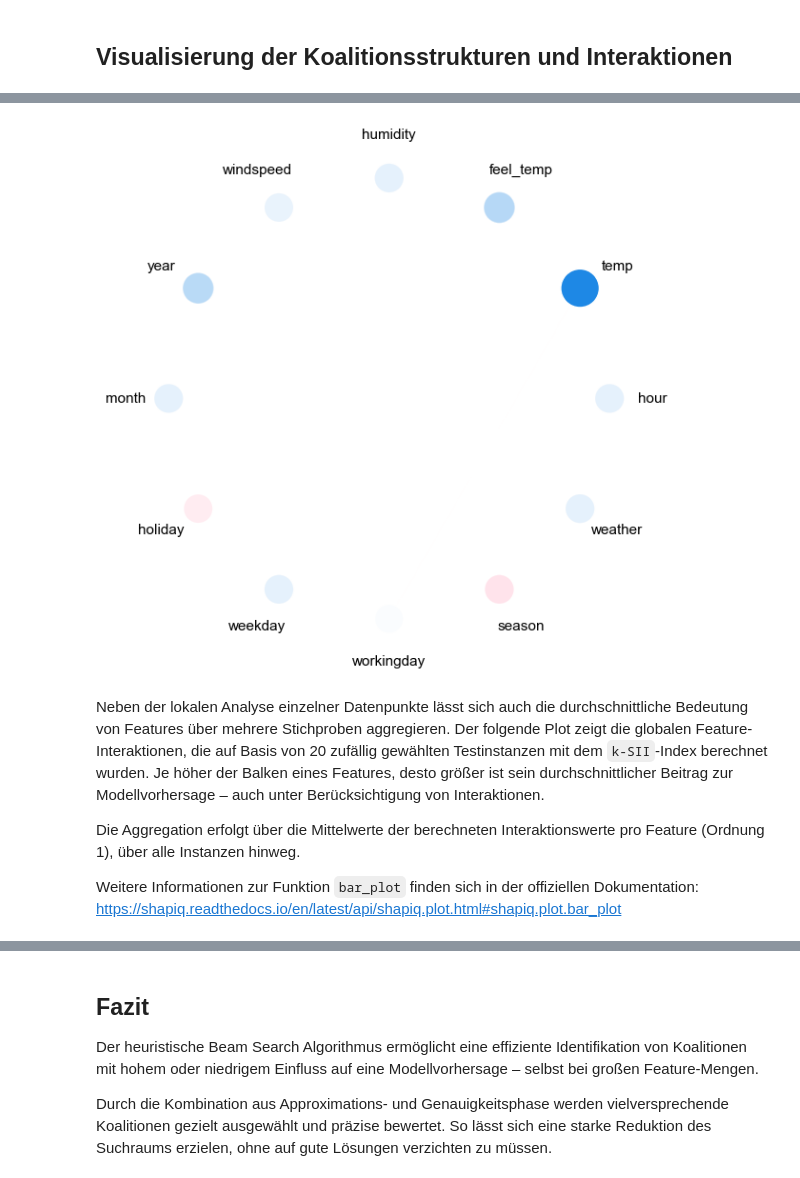
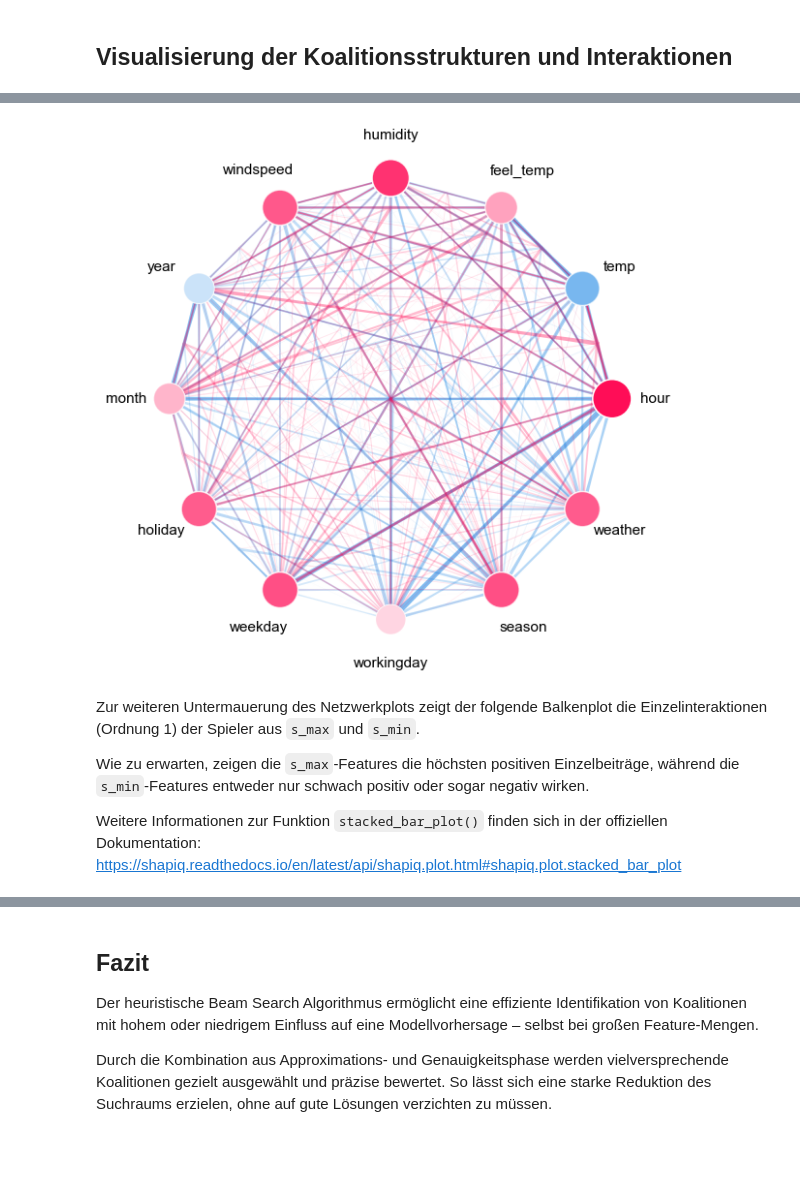
Before and after one commit to s-hutt/sep-aiml-25, a Jupyter notebook: docs/source/examples/coalition_finding_algorithmus.ipynb, the cells around one changed output, grey strips where cells are left out. Drawn from its saved outputs; the diff is of its cells as text; code cells hidden in the pictures; blank space fills up the shorter version.

Commit message:
refactor(plots): streamline and correct visualization behavior for SHAPIQ bar and network plots

```diff
--- a/docs/source/examples/coalition_finding_algorithmus.ipynb
+++ b/docs/source/examples/coalition_finding_algorithmus.ipynb
@@ -94,7 +88,7 @@ explainer = Explainer(
 
 # Erklärung berechenen für den ersten Trainingspunkt
 x0 = X_train[0]
-explanation = explainer.explain(x0, budget=10)
+explanation = explainer.explain(x0, budget=1024)
 
 # Ausgabe der Feature-Namen
 print("Namen der Features: ", column_names)
@@ -293,18 +297,17 @@ Weitere Details zur Plotfunktion finden sich in der API-Dokumentation von `shapi
 https://shapiq.readthedocs.io/en/latest/api/shapiq.plot.html#shapiq.plot.network_plot
 # %%
-shapiq.network_plot(
+si_graph_plot(
     interaction_values=explanation,
-    feature_names=column_names,
+    feature_names=X_df.columns,
+    min_max_order=(1, 3),
     show=True
 )
 # %% [output]
-[figure, old version]
+[figure, new version]
 # %% [markdown]
-Neben der lokalen Analyse einzelner Datenpunkte lässt sich auch die durchschnittliche Bedeutung von Features über mehrere Stichproben aggregieren.
-Der folgende Plot zeigt die globalen Feature-Interaktionen, die auf Basis von 20 zufällig gewählten Testinstanzen mit dem `k-SII`-Index berechnet wurden.
-Je höher der Balken eines Features, desto größer ist sein durchschnittlicher Beitrag zur Modellvorhersage – auch unter Berücksichtigung von Interaktionen.
+Zur weiteren Untermauerung des Netzwerkplots zeigt der folgende Balkenplot die Einzelinteraktionen (Ordnung 1) der Spieler aus `s_max` und `s_min`.
 
-Die Aggregation erfolgt über die Mittelwerte der berechneten Interaktionswerte pro Feature (Ordnung 1), über alle Instanzen hinweg.
+Wie zu erwarten, zeigen die `s_max`-Features die höchsten positiven Einzelbeiträge, während die `s_min`-Features entweder nur schwach positiv oder sogar negativ wirken.
 
-Weitere Informationen zur Funktion `bar_plot` finden sich in der offiziellen Dokumentation:
-https://shapiq.readthedocs.io/en/latest/api/shapiq.plot.html#shapiq.plot.bar_plot
+Weitere Informationen zur Funktion `stacked_bar_plot()` finden sich in der offiziellen Dokumentation:
+https://shapiq.readthedocs.io/en/latest/api/shapiq.plot.html#shapiq.plot.stacked_bar_plot
```
Also changed, not shown: parts of 9 cells of this notebook.
